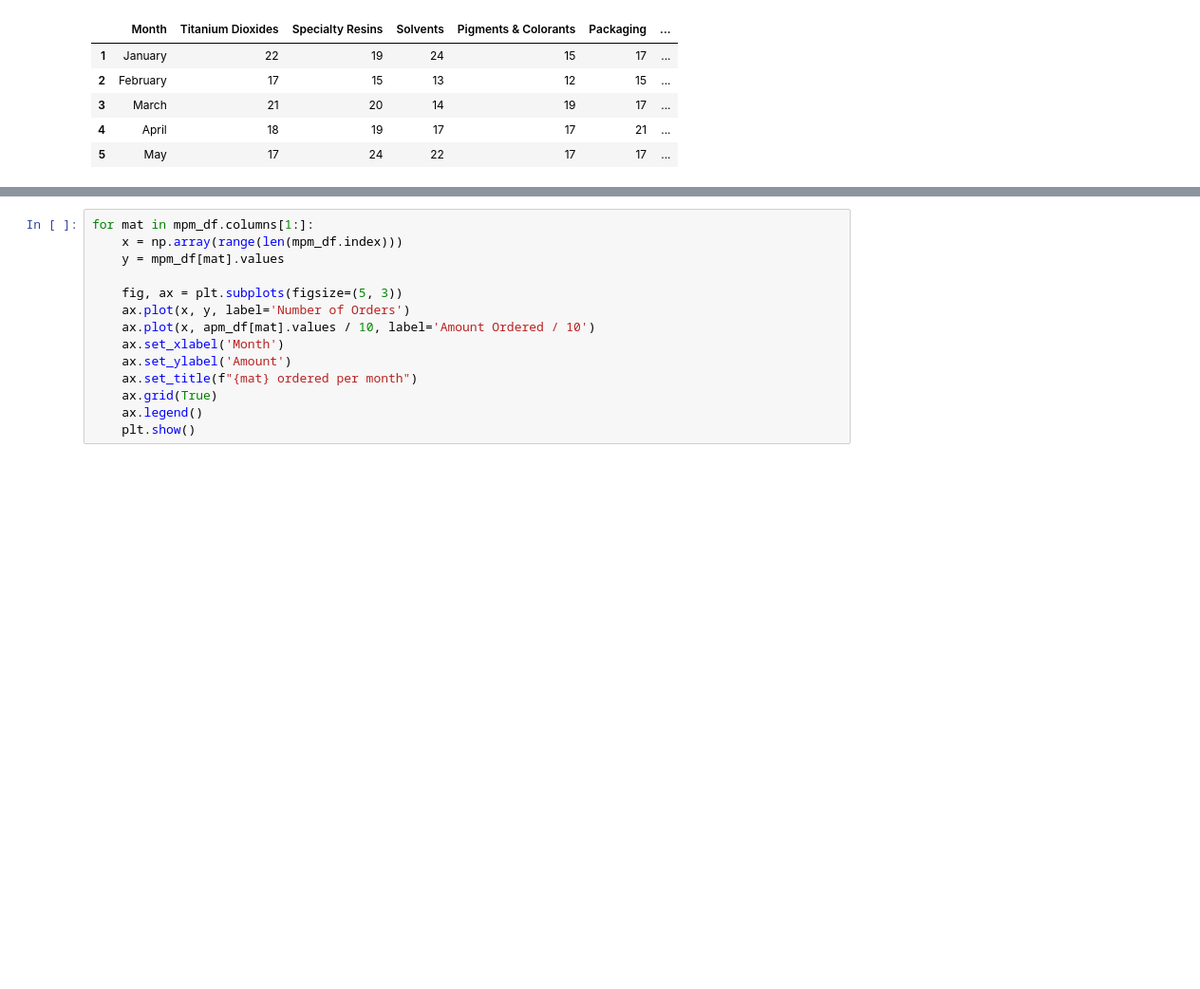
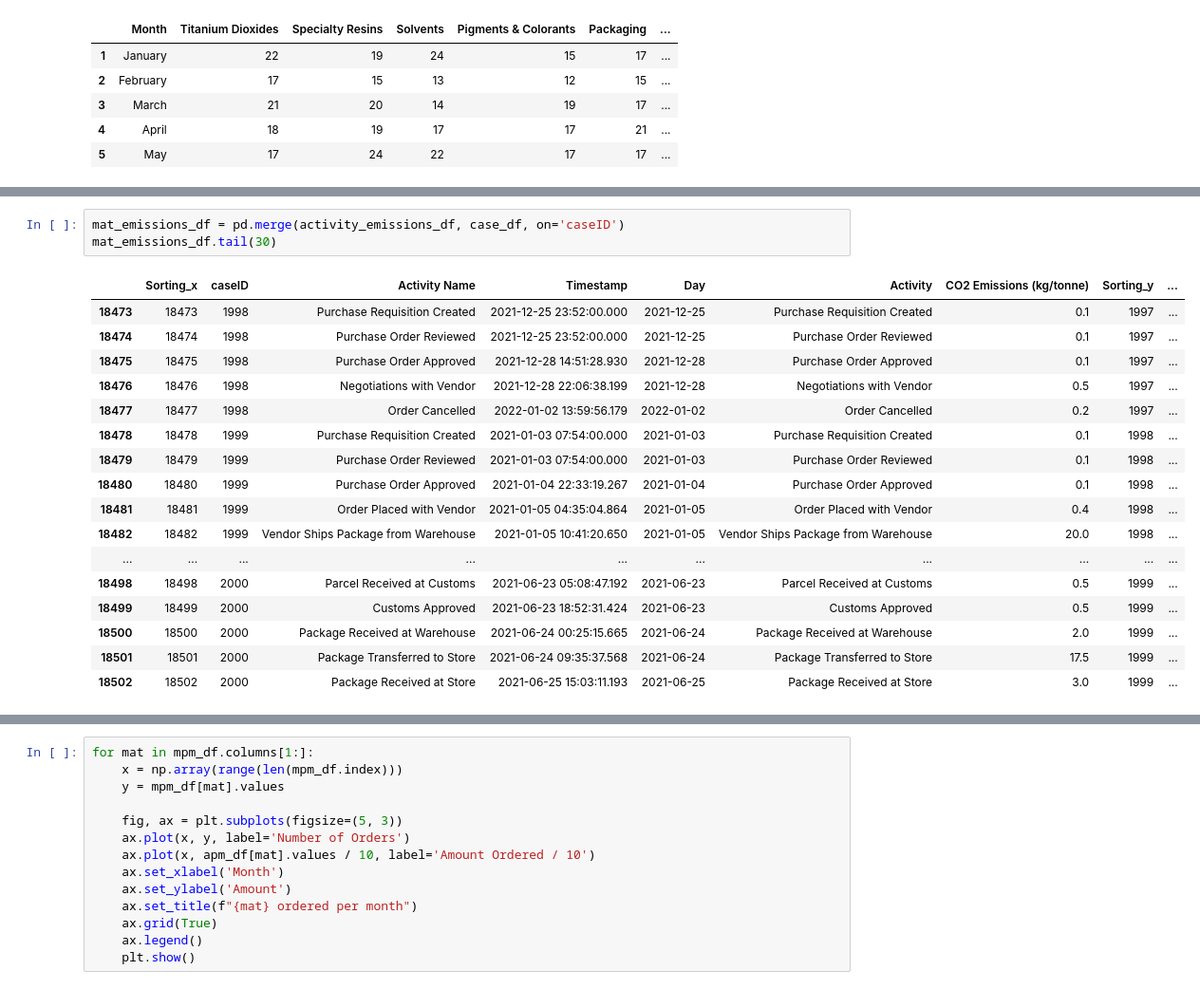
Before and after one commit to aaaka5h/BOLT-Datathon, a Jupyter notebook: analysis.ipynb, the cells around one changed output, grey strips where cells are left out. Shown at 95% size. Saved outputs shown, nothing was run; the diff lists cells and outputs as text; blank space fills up the shorter version.

```diff
--- a/analysis.ipynb
+++ b/analysis.ipynb
@@ -247,0 +261,21 @@ mpm_df.head()
+# %%
+mat_emissions_df = pd.merge(activity_emissions_df, case_df, on='caseID')
+mat_emissions_df.tail(30)
+# %% [output]
+|  | Sorting_x | caseID | Activity Name | Timestamp | Day | Activity | CO2 Emissions (kg/tonne) | Sorting_y | ... |
+| 18473 | 18473 | 1998 | Purchase Requisition Created | 2021-12-25 23:52:00.000 | 2021-12-25 | Purchase Requisition Created | 0.1 | 1997 | ... |
+| 18474 | 18474 | 1998 | Purchase Order Reviewed | 2021-12-25 23:52:00.000 | 2021-12-25 | Purchase Order Reviewed | 0.1 | 1997 | ... |
+| 18475 | 18475 | 1998 | Purchase Order Approved | 2021-12-28 14:51:28.930 | 2021-12-28 | Purchase Order Approved | 0.1 | 1997 | ... |
+| 18476 | 18476 | 1998 | Negotiations with Vendor | 2021-12-28 22:06:38.199 | 2021-12-28 | Negotiations with Vendor | 0.5 | 1997 | ... |
+| 18477 | 18477 | 1998 | Order Cancelled | 2022-01-02 13:59:56.179 | 2022-01-02 | Order Cancelled | 0.2 | 1997 | ... |
+| 18478 | 18478 | 1999 | Purchase Requisition Created | 2021-01-03 07:54:00.000 | 2021-01-03 | Purchase Requisition Created | 0.1 | 1998 | ... |
+| 18479 | 18479 | 1999 | Purchase Order Reviewed | 2021-01-03 07:54:00.000 | 2021-01-03 | Purchase Order Reviewed | 0.1 | 1998 | ... |
+| 18480 | 18480 | 1999 | Purchase Order Approved | 2021-01-04 22:33:19.267 | 2021-01-04 | Purchase Order Approved | 0.1 | 1998 | ... |
+| 18481 | 18481 | 1999 | Order Placed with Vendor | 2021-01-05 04:35:04.864 | 2021-01-05 | Order Placed with Vendor | 0.4 | 1998 | ... |
+| 18482 | 18482 | 1999 | Vendor Ships Package from Warehouse | 2021-01-05 10:41:20.650 | 2021-01-05 | Vendor Ships Package from Warehouse | 20.0 | 1998 | ... |
+| ... | ... | ... | ... | ... | ... | ... | ... | ... | ... |
+| 18498 | 18498 | 2000 | Parcel Received at Customs | 2021-06-23 05:08:47.192 | 2021-06-23 | Parcel Received at Customs | 0.5 | 1999 | ... |
+| 18499 | 18499 | 2000 | Customs Approved | 2021-06-23 18:52:31.424 | 2021-06-23 | Customs Approved | 0.5 | 1999 | ... |
+| 18500 | 18500 | 2000 | Package Received at Warehouse | 2021-06-24 00:25:15.665 | 2021-06-24 | Package Received at Warehouse | 2.0 | 1999 | ... |
+| 18501 | 18501 | 2000 | Package Transferred to Store | 2021-06-24 09:35:37.568 | 2021-06-24 | Package Transferred to Store | 17.5 | 1999 | ... |
+| 18502 | 18502 | 2000 | Package Received at Store | 2021-06-25 15:03:11.193 | 2021-06-25 | Package Received at Store | 3.0 | 1999 | ... |
```
Also changed, not shown: parts of 6 cells of this notebook.
